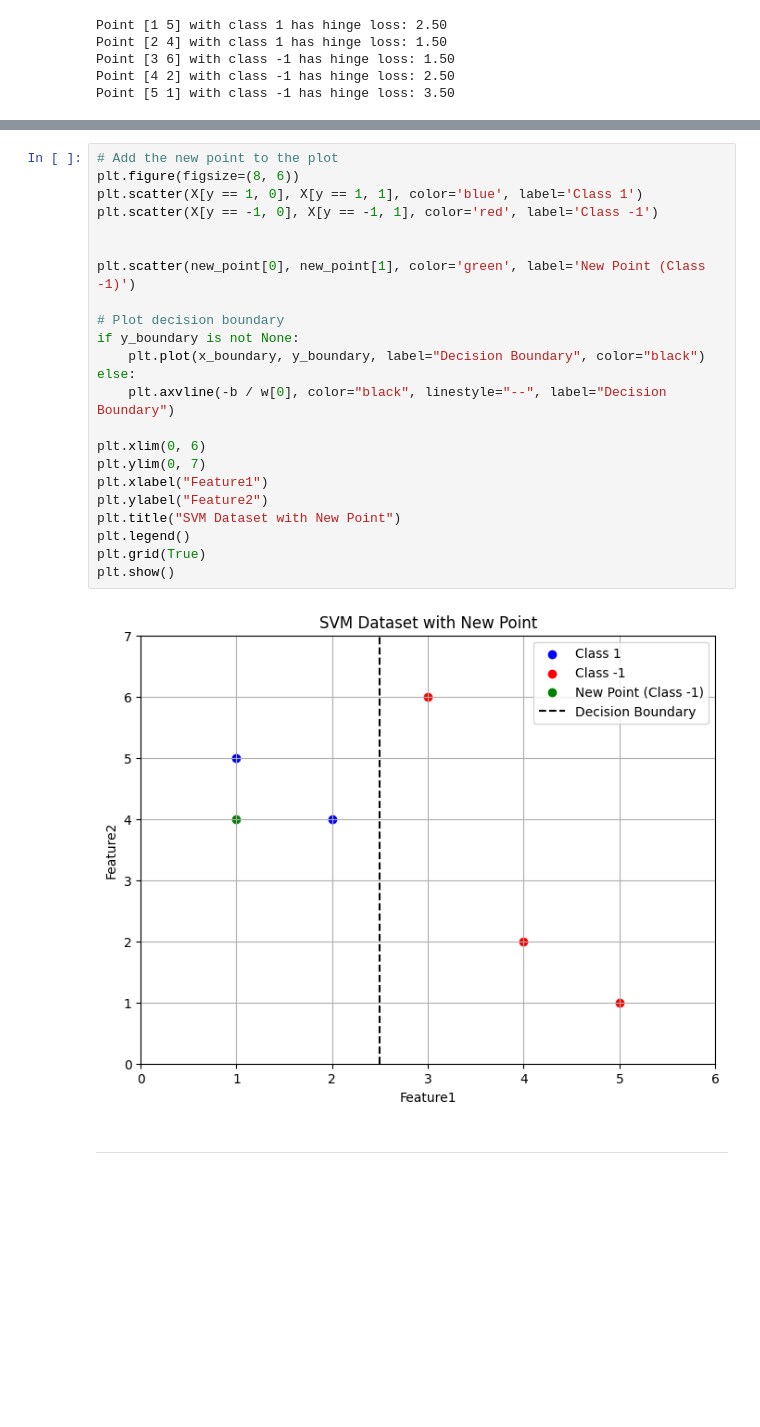
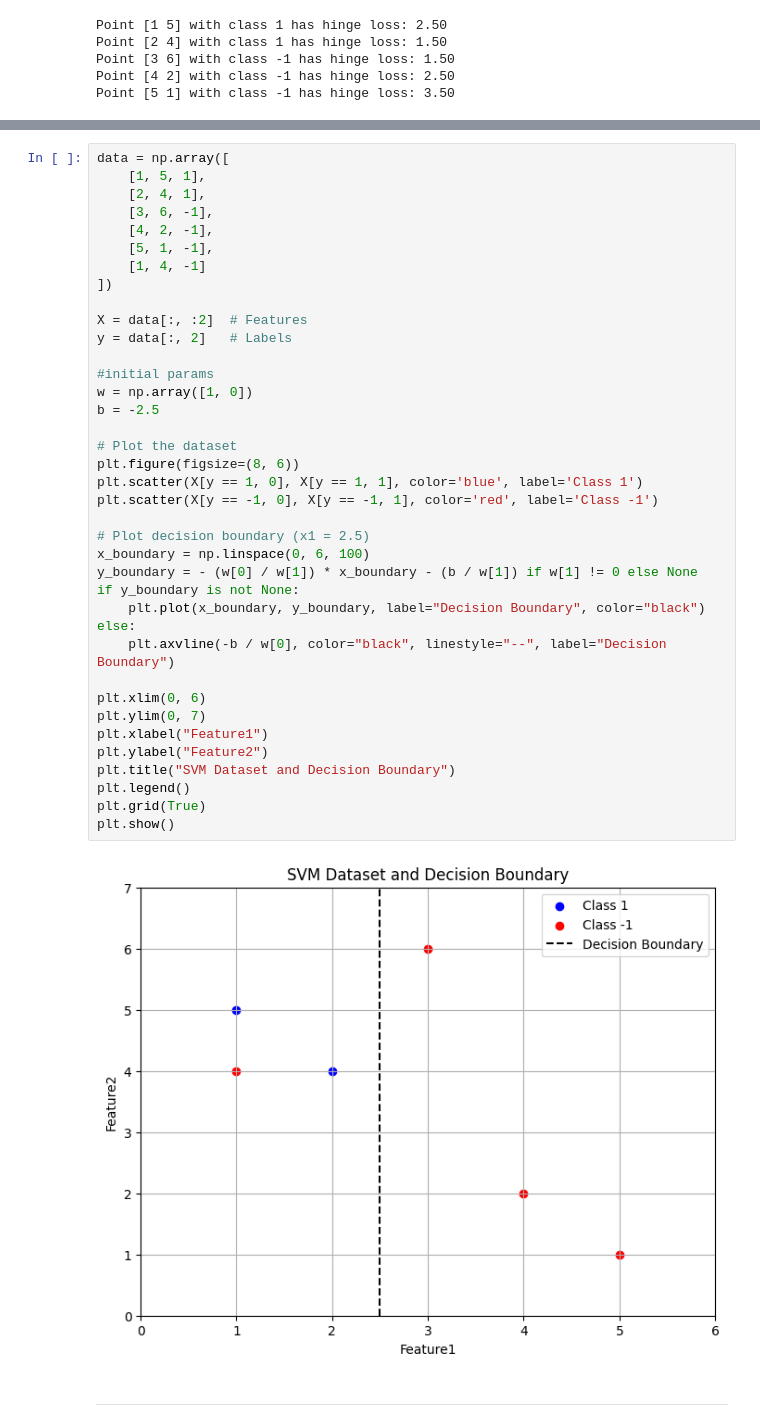
Before and after one commit to suparuek2405/DADS6003_ML, a Jupyter notebook: Assignment week 13/SVM_and_K_means.ipynb, the cells around one changed output, grey strips where cells are left out. Drawn from its saved outputs; the diff is of its cells as text; blank space fills up the shorter version.

```diff
--- a/Assignment week 13/SVM_and_K_means.ipynb
+++ b/Assignment week 13/SVM_and_K_means.ipynb
@@ -89,28 +70,43 @@ Hard SVM can still separate the data.
 # %%
-# Add the new point to the plot
+data = np.array([
+    [1, 5, 1],
+    [2, 4, 1],
+    [3, 6, -1],
+    [4, 2, -1],
+    [5, 1, -1],
+    [1, 4, -1]
+])
+
+X = data[:, :2]  # Features
+y = data[:, 2]   # Labels
+
+#initial params
+w = np.array([1, 0])
+b = -2.5
+
+# Plot the dataset
 plt.figure(figsize=(8, 6))
 plt.scatter(X[y == 1, 0], X[y == 1, 1], color='blue', label='Class 1')
 plt.scatter(X[y == -1, 0], X[y == -1, 1], color='red', label='Class -1')
 
-
-plt.scatter(new_point[0], new_point[1], color='green', label='New Point (Class -1)')
-
-# Plot decision boundary
+# Plot decision boundary (x1 = 2.5)
+x_boundary = np.linspace(0, 6, 100)
+y_boundary = - (w[0] / w[1]) * x_boundary - (b / w[1]) if w[1] != 0 else None
 if y_boundary is not None:
     plt.plot(x_boundary, y_boundary, label="Decision Boundary", color="black")
 else:
     plt.axvline(-b / w[0], color="black", linestyle="--", label="Decision Boundary")
 
 plt.xlim(0, 6)
 plt.ylim(0, 7)
 plt.xlabel("Feature1")
 plt.ylabel("Feature2")
-plt.title("SVM Dataset with New Point")
+plt.title("SVM Dataset and Decision Boundary")
 plt.legend()
 plt.grid(True)
 plt.show()
 # %% [output]
-[figure, old version]
+[figure, new version]
 # %% [markdown]
 ----
 # %% [markdown]
```
Also changed, not shown: parts of 5 cells of this notebook.
